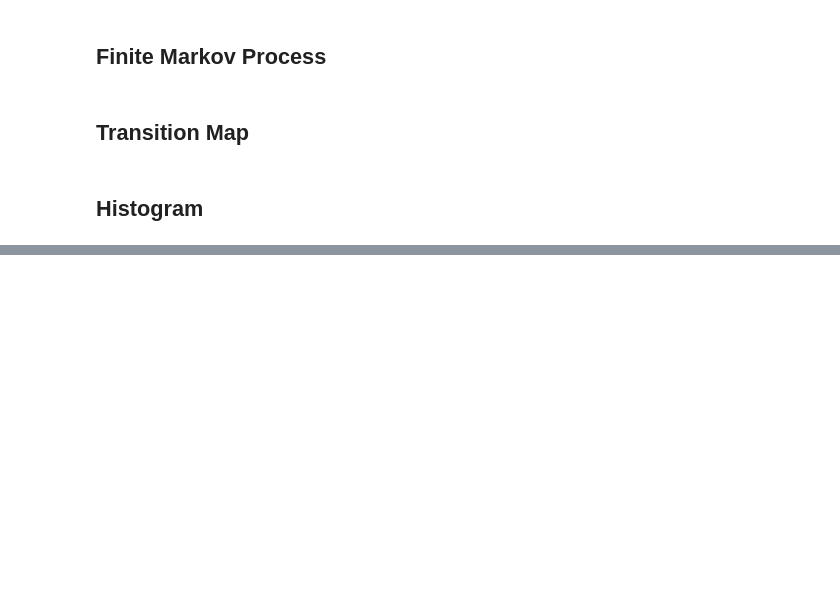
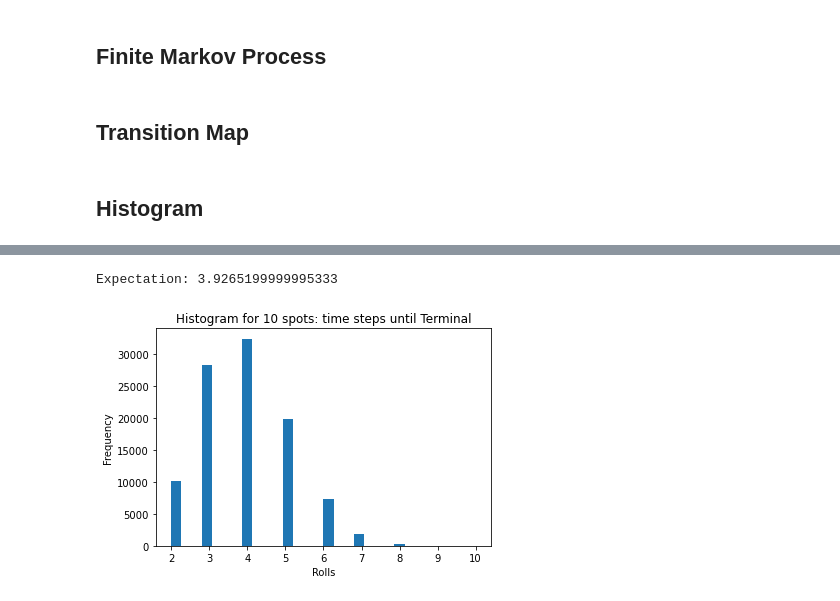
Before and after one commit to mattj949/RL-book, a Jupyter notebook: Assignment_2.ipynb, the cells around one changed output, grey strips where cells are left out. Cells and saved outputs as stored; diff of their text form; code cells hidden in the pictures; blank space fills up the shorter version.

```diff
--- a/Assignment_2.ipynb
+++ b/Assignment_2.ipynb
@@ -178,0 +199,26 @@ plt.show()
+# %%
+FrogGame = FrogPuzzle(end=10)
+# %%
+keys = list(FrogGame.transition_map.keys())
+start_dist = Categorical({keys[0]:1})
+
+num_traces = 100000
+traces = itertools.islice(FrogGame.traces(start_dist), num_traces)
+
+steps_per_trace = []
+expectation = 0
+for trace in traces:
+    steps = len(list(trace))
+    steps_per_trace += [steps]
+    expectation += (steps * 1/num_traces)
+
+print("Expectation: " + str(expectation))
+
+plt.hist(steps_per_trace, bins=30)
+plt.title("Histogram for 10 spots: time steps until Terminal")
+plt.ylabel("Frequency")
+plt.xlabel("Rolls")
+plt.show()
+# %% [output]
+Expectation: 3.9265199999995333
+[figure, added]
```
Also changed, not shown: parts of 10 cells of this notebook.
